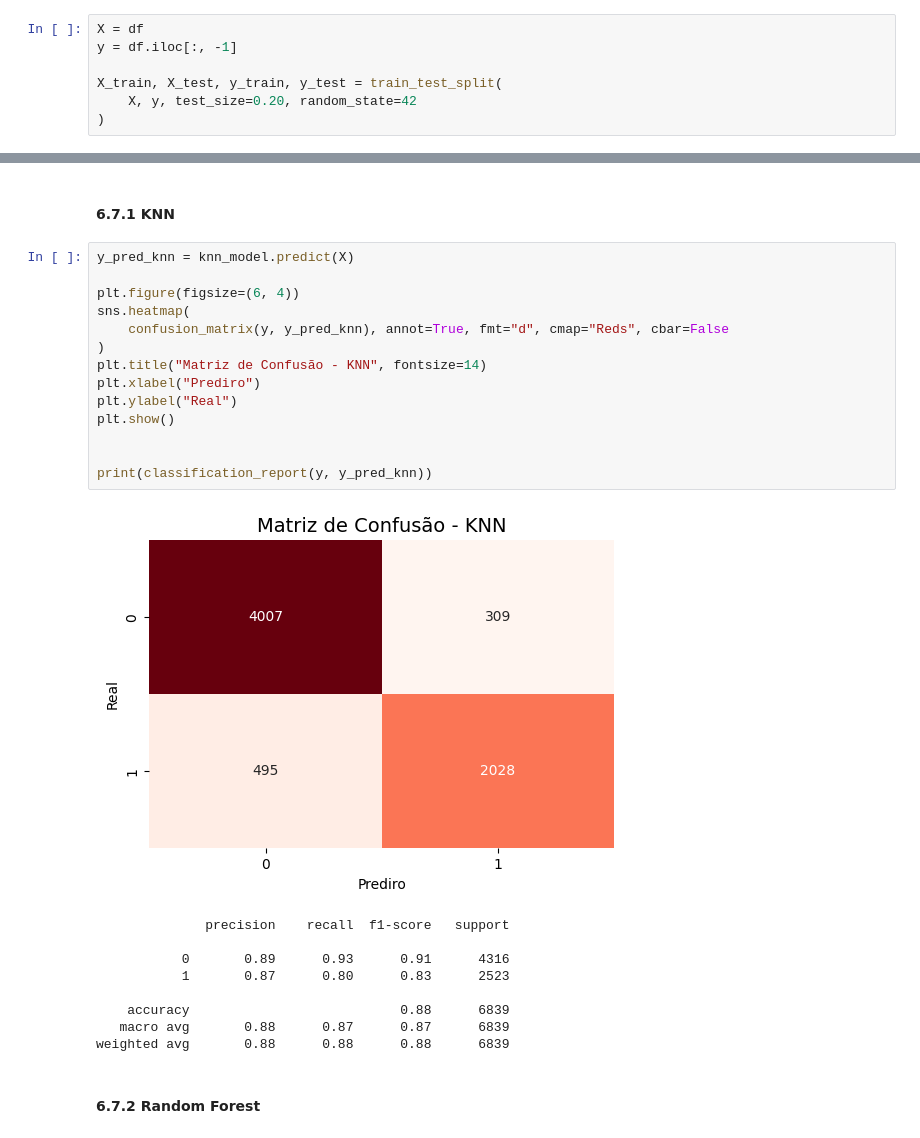
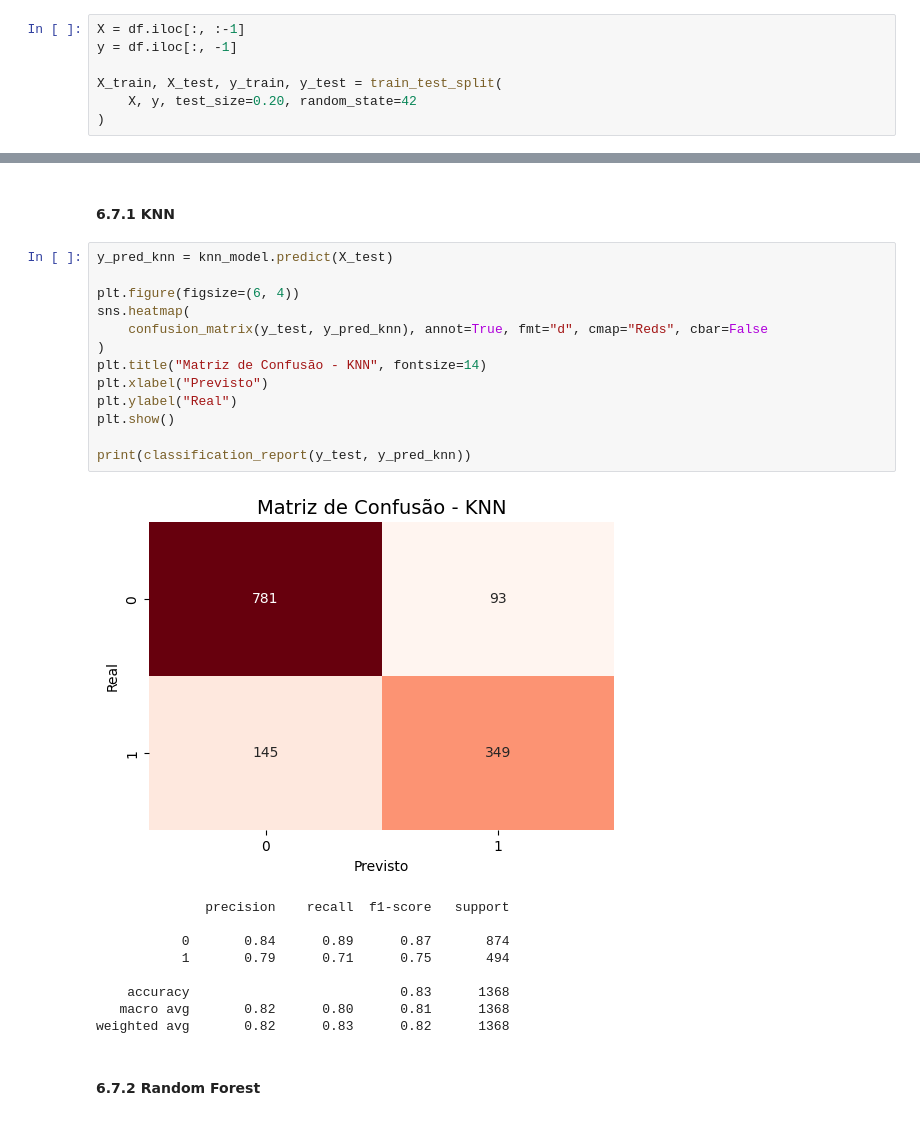
Before and after one commit to Ei-Truck/Exploratory-Analysis_Preditive-Model, a Jupyter notebook: T_L_Tracking_Dataset/analise_dados.ipynb, the cells around one changed output, grey strips where cells are left out. Drawn from its saved outputs; the diff is of its cells as text.

Commit message:
fix(model): adjusting overfitting

```diff
--- a/T_L_Tracking_Dataset/analise_dados.ipynb
+++ b/T_L_Tracking_Dataset/analise_dados.ipynb
@@ -725,5 +725,5 @@ De acordo com os testes realizados em outro notebook, as melhores configuraçõe
 # %%
-X = df
+X = df.iloc[:, :-1]
 y = df.iloc[:, -1]
 
 X_train, X_test, y_train, y_test = train_test_split(
@@ -881,29 +881,28 @@ Vamos avaliar o desempenho do modelo utilizando:
 # %% [markdown]
 #### 6.7.1 KNN
 # %%
-y_pred_knn = knn_model.predict(X)
+y_pred_knn = knn_model.predict(X_test)
 
 plt.figure(figsize=(6, 4))
 sns.heatmap(
-    confusion_matrix(y, y_pred_knn), annot=True, fmt="d", cmap="Reds", cbar=False
+    confusion_matrix(y_test, y_pred_knn), annot=True, fmt="d", cmap="Reds", cbar=False
 )
 plt.title("Matriz de Confusão - KNN", fontsize=14)
-plt.xlabel("Prediro")
+plt.xlabel("Previsto")
 plt.ylabel("Real")
 plt.show()
 
-
-print(classification_report(y, y_pred_knn))
+print(classification_report(y_test, y_pred_knn))
 # %% [output]
-[figure, old version]
+[figure, new version]
               precision    recall  f1-score   support
 
-           0       0.89      0.93      0.91      4316
-           1       0.87      0.80      0.83      2523
+           0       0.84      0.89      0.87       874
+           1       0.79      0.71      0.75       494
 
-    accuracy                           0.88      6839
-   macro avg       0.88      0.87      0.87      6839
-weighted avg       0.88      0.88      0.88      6839
+    accuracy                           0.83      1368
+   macro avg       0.82      0.80      0.81      1368
+weighted avg       0.82      0.83      0.82      1368
 # %% [markdown]
 #### 6.7.2 Random Forest
 # %%
```
Also changed, not shown: parts of 7 cells of this notebook.
